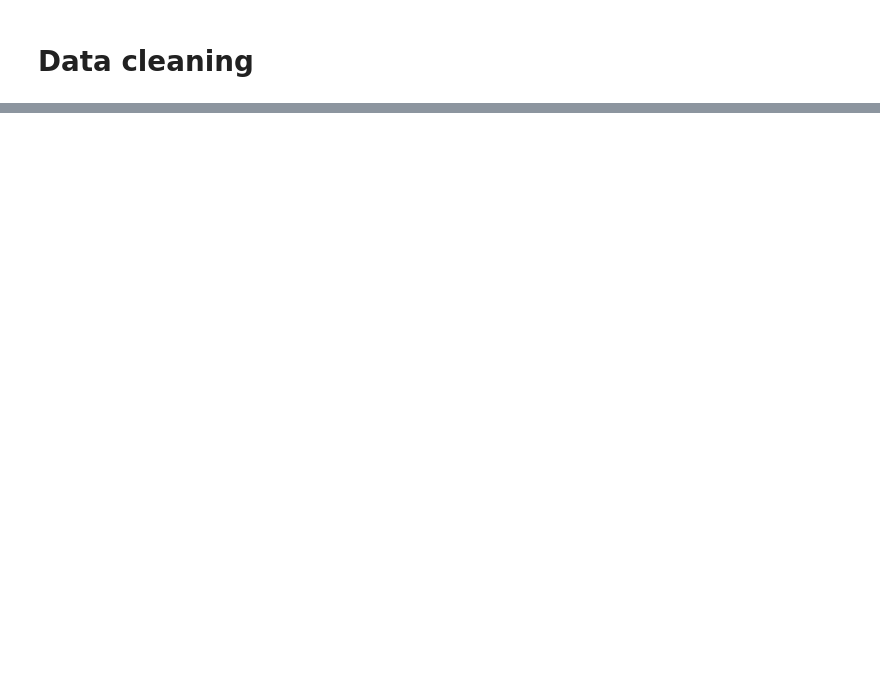
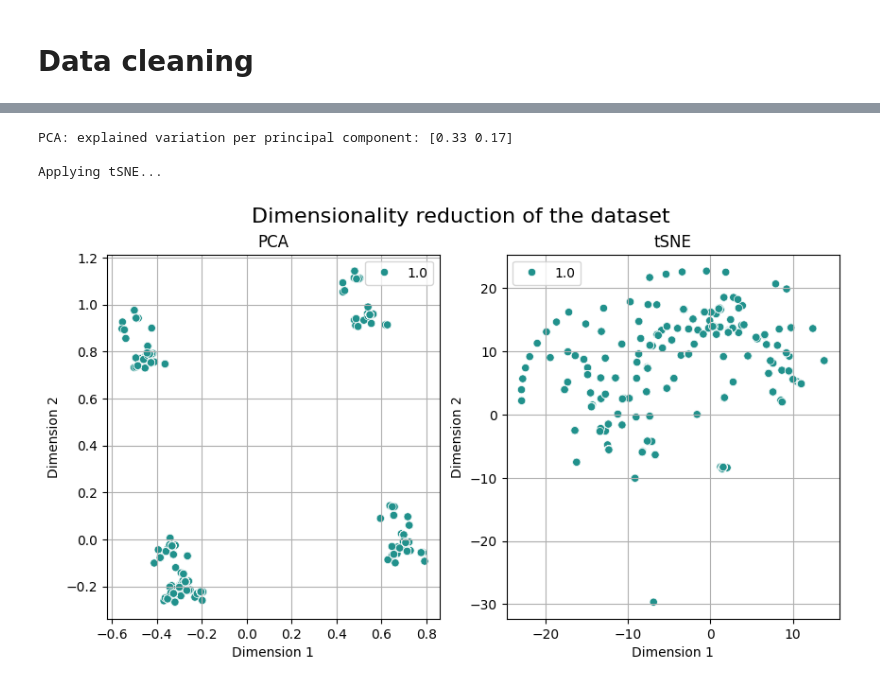
Before and after one commit to andreaborghesi00/unsupervised-anomaly-detection, a Jupyter notebook: main.ipynb, the cells around one changed output, grey strips where cells are left out. Saved outputs shown, nothing was run; the diff lists cells and outputs as text; code cells hidden in the pictures; blank space fills up the shorter version.

```diff
--- a/main.ipynb
+++ b/main.ipynb
@@ -104,0 +119,3 @@ df
+# %%
+bool_cols = df.select_dtypes(include=['bool']).columns
+df.head(3)
@@ -105 +210,9 @@ df
+# %%
+# PCA & tSNE bools visualization
+PCA_tSNE_visualization(df[bool_cols], 2, np.ones(df.shape[0]), 'viridis')
+# %% [output]
+PCA: explained variation per principal component: [0.33 0.17]
+
+Applying tSNE...
+[figure, added]
 # %%
```
Also changed, not shown: parts of 75 cells of this notebook, 1 other file.
